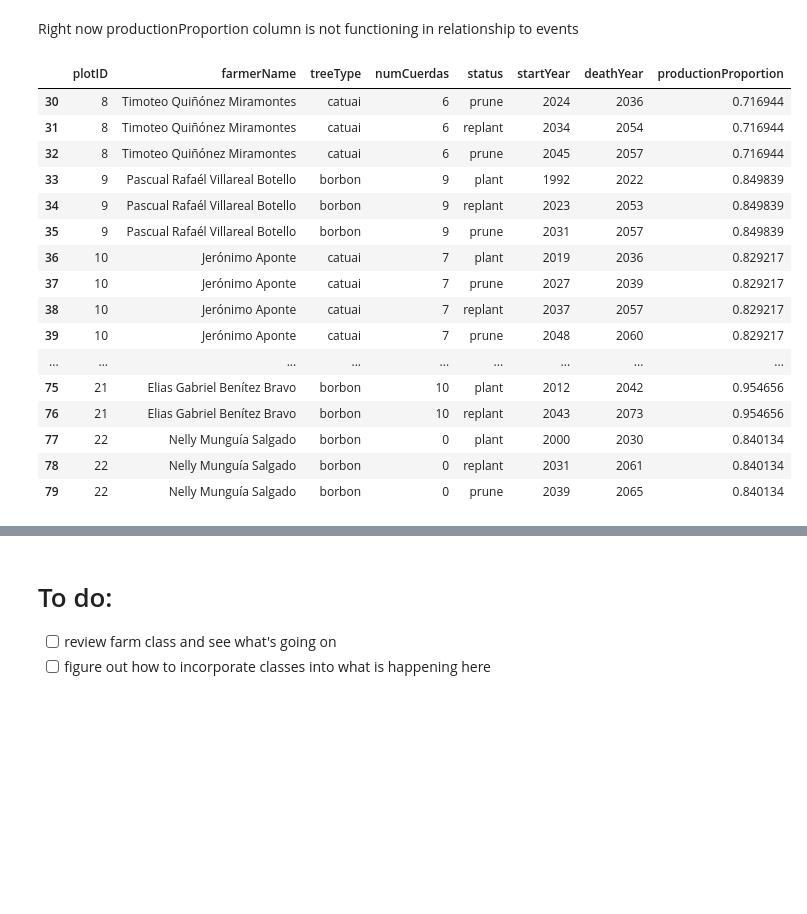
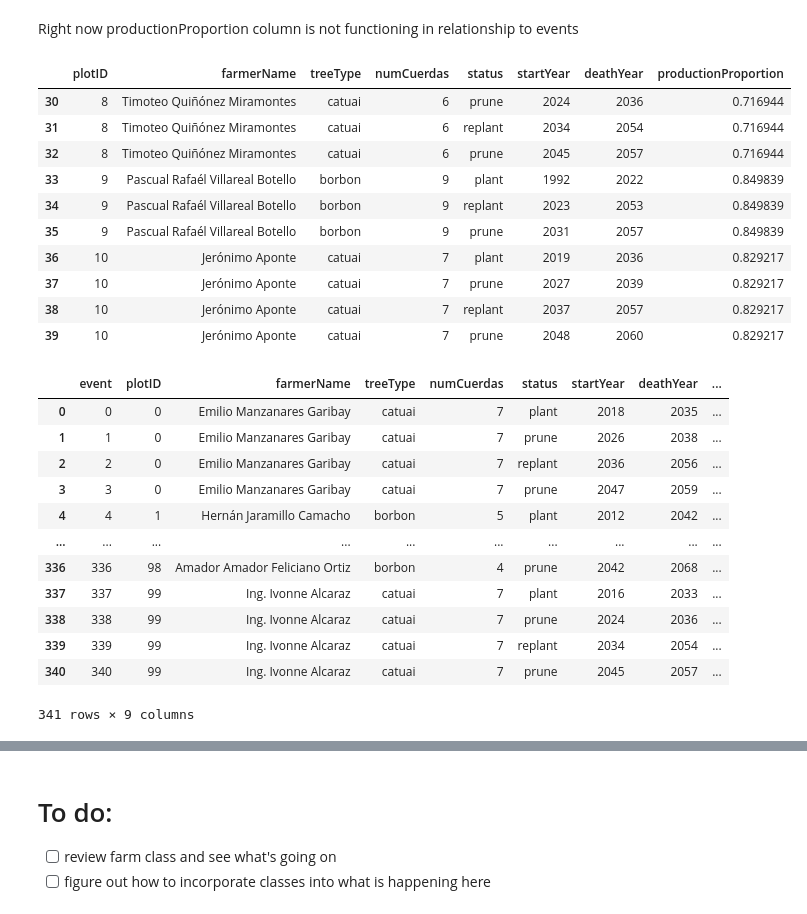
Before and after one commit to mindthegrow/cafelytics, a Jupyter notebook: reWrite.ipynb, the cells around one changed output, grey strips where cells are left out. Saved outputs shown, nothing was run; the diff lists cells and outputs as text; code cells hidden in the pictures; blank space fills up the shorter version.

```diff
--- a/reWrite.ipynb
+++ b/reWrite.ipynb
@@ -4,6 +6,7 @@ import yaml
 # %%
 simYears = 30
 thisYear = 2021
+startYear = 2021
 # %% [markdown]
 ## Plan
 
@@ -298,22 +301,16 @@ def transformData(year:int,
 Right now productionProportion column is not functioning in relationship to events
 # %%
 simData = transformData(year=startYear, simulationYears=simYears, farmData=upData, treeAttributes=treeAttributes, strategyAttributes=strategyAttributes)
-simData[30:80]
+simData[30:40]
 # %% [output]
 |  | plotID | farmerName | treeType | numCuerdas | status | startYear | deathYear | productionProportion |
 | 30 | 8 | Timoteo Quiñónez Miramontes | catuai | 6 | prune | 2024 | 2036 | 0.716944 |
 | 31 | 8 | Timoteo Quiñónez Miramontes | catuai | 6 | replant | 2034 | 2054 | 0.716944 |
 | 32 | 8 | Timoteo Quiñónez Miramontes | catuai | 6 | prune | 2045 | 2057 | 0.716944 |
 | 33 | 9 | Pascual Rafaél Villareal Botello | borbon | 9 | plant | 1992 | 2022 | 0.849839 |
 | 34 | 9 | Pascual Rafaél Villareal Botello | borbon | 9 | replant | 2023 | 2053 | 0.849839 |
 | 35 | 9 | Pascual Rafaél Villareal Botello | borbon | 9 | prune | 2031 | 2057 | 0.849839 |
 | 36 | 10 | Jerónimo Aponte | catuai | 7 | plant | 2019 | 2036 | 0.829217 |
 | 37 | 10 | Jerónimo Aponte | catuai | 7 | prune | 2027 | 2039 | 0.829217 |
 | 38 | 10 | Jerónimo Aponte | catuai | 7 | replant | 2037 | 2057 | 0.829217 |
 | 39 | 10 | Jerónimo Aponte | catuai | 7 | prune | 2048 | 2060 | 0.829217 |
-| ... | ... | ... | ... | ... | ... | ... | ... | ... |
-| 75 | 21 | Elias Gabriel Benítez Bravo | borbon | 10 | plant | 2012 | 2042 | 0.954656 |
-| 76 | 21 | Elias Gabriel Benítez Bravo | borbon | 10 | replant | 2043 | 2073 | 0.954656 |
-| 77 | 22 | Nelly Munguía Salgado | borbon | 0 | plant | 2000 | 2030 | 0.840134 |
-| 78 | 22 | Nelly Munguía Salgado | borbon | 0 | replant | 2031 | 2061 | 0.840134 |
-| 79 | 22 | Nelly Munguía Salgado | borbon | 0 | prune | 2039 | 2065 | 0.840134 |
@@ -319,0 +320,16 @@ simData[30:80]
+# %%
+simData
+# %% [output]
+|  | event | plotID | farmerName | treeType | numCuerdas | status | startYear | deathYear | ... |
+| 0 | 0 | 0 | Emilio Manzanares Garibay | catuai | 7 | plant | 2018 | 2035 | ... |
+| 1 | 1 | 0 | Emilio Manzanares Garibay | catuai | 7 | prune | 2026 | 2038 | ... |
+| 2 | 2 | 0 | Emilio Manzanares Garibay | catuai | 7 | replant | 2036 | 2056 | ... |
+| 3 | 3 | 0 | Emilio Manzanares Garibay | catuai | 7 | prune | 2047 | 2059 | ... |
+| 4 | 4 | 1 | Hernán Jaramillo Camacho | borbon | 5 | plant | 2012 | 2042 | ... |
+| ... | ... | ... | ... | ... | ... | ... | ... | ... | ... |
+| 336 | 336 | 98 | Amador Amador Feliciano Ortiz | borbon | 4 | prune | 2042 | 2068 | ... |
+| 337 | 337 | 99 | Ing. Ivonne Alcaraz | catuai | 7 | plant | 2016 | 2033 | ... |
+| 338 | 338 | 99 | Ing. Ivonne Alcaraz | catuai | 7 | prune | 2024 | 2036 | ... |
+| 339 | 339 | 99 | Ing. Ivonne Alcaraz | catuai | 7 | replant | 2034 | 2054 | ... |
+| 340 | 340 | 99 | Ing. Ivonne Alcaraz | catuai | 7 | prune | 2045 | 2057 | ... |
+341 rows × 9 columns
```
Also changed, not shown: parts of 19 cells of this notebook.
